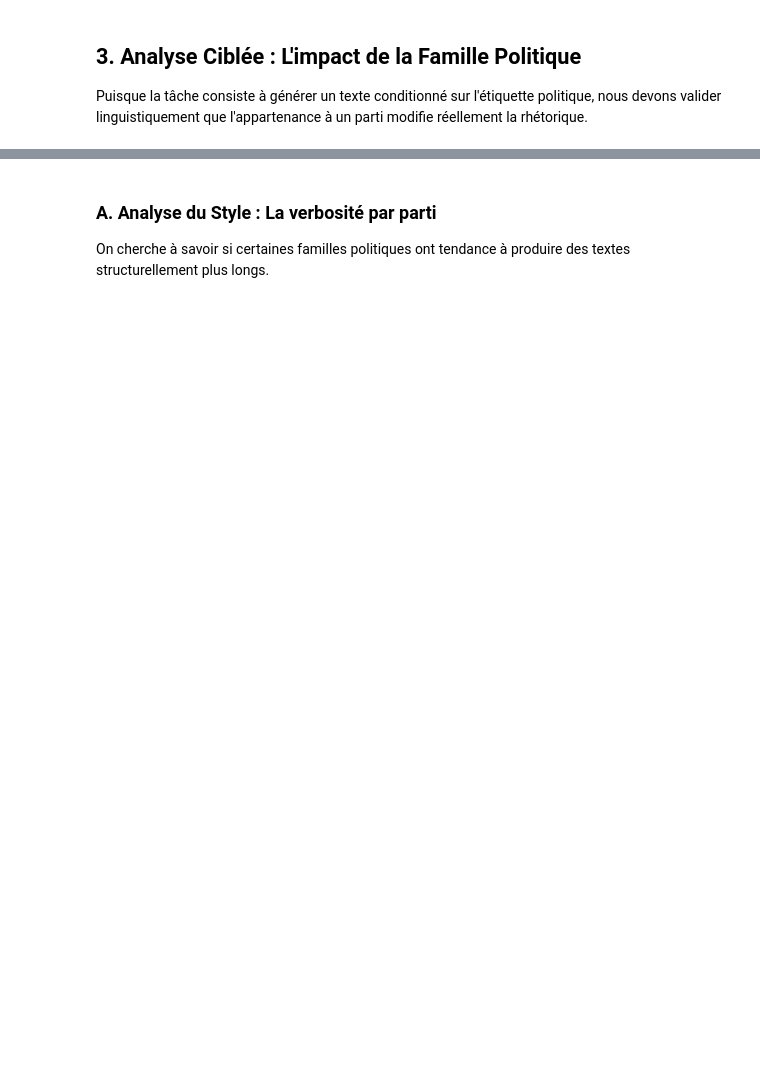
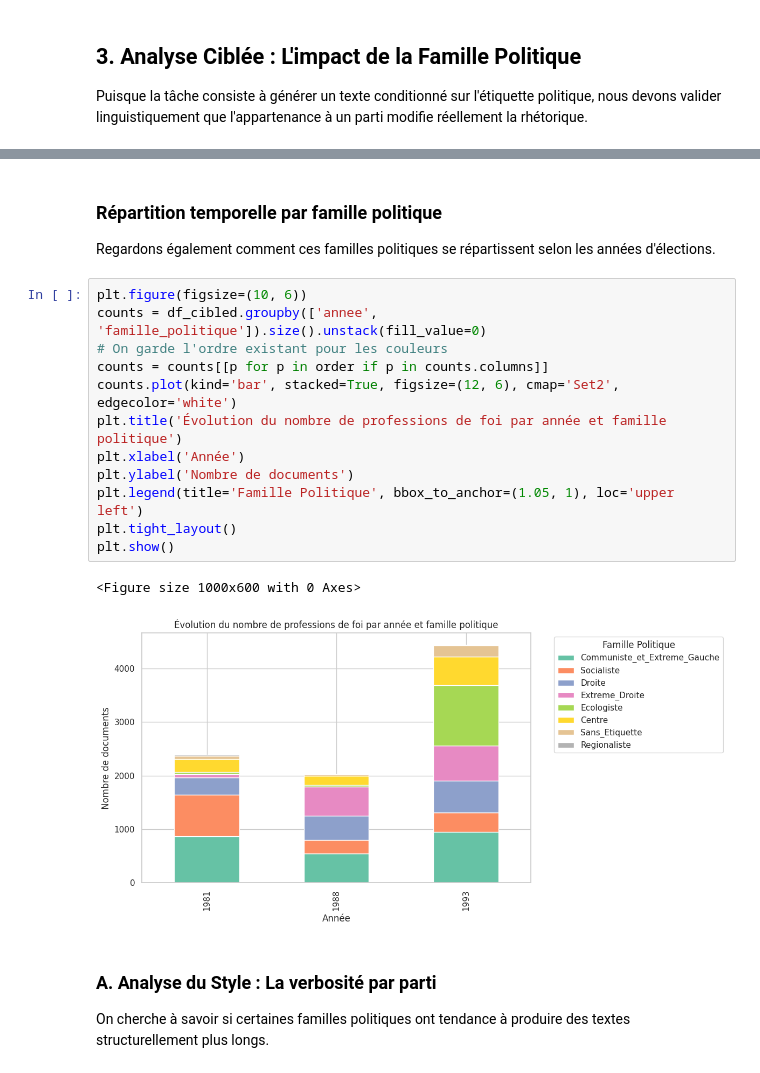
Before and after one commit to felixdechamps/projet-nlp-3A, a Jupyter notebook: eda_analysis.ipynb, the cells around one changed output, grey strips where cells are left out. Drawn from its saved outputs; the diff is of its cells as text; blank space fills up the shorter version.

```diff
--- a/eda_analysis.ipynb
+++ b/eda_analysis.ipynb
@@ -160,3 +175,21 @@ plt.show()
+# %% [markdown]
+### Répartition temporelle par famille politique
+Regardons également comment ces familles politiques se répartissent selon les années d'élections.
+# %%
+plt.figure(figsize=(10, 6))
+counts = df_cibled.groupby(['annee', 'famille_politique']).size().unstack(fill_value=0)
+# On garde l'ordre existant pour les couleurs
+counts = counts[[p for p in order if p in counts.columns]]
+counts.plot(kind='bar', stacked=True, figsize=(12, 6), cmap='Set2', edgecolor='white')
+plt.title('Évolution du nombre de professions de foi par année et famille politique')
+plt.xlabel('Année')
+plt.ylabel('Nombre de documents')
+plt.legend(title='Famille Politique', bbox_to_anchor=(1.05, 1), loc='upper left')
+plt.tight_layout()
+plt.show()
+# %% [output]
+<Figure size 1000x600 with 0 Axes>
+[figure, added]
 # %% [markdown]
 ### A. Analyse du Style : La verbosité par parti
 On cherche à savoir si certaines familles politiques ont tendance à produire des textes structurellement plus longs.
```
Also changed, not shown: parts of 15 cells of this notebook, 4 other files.
